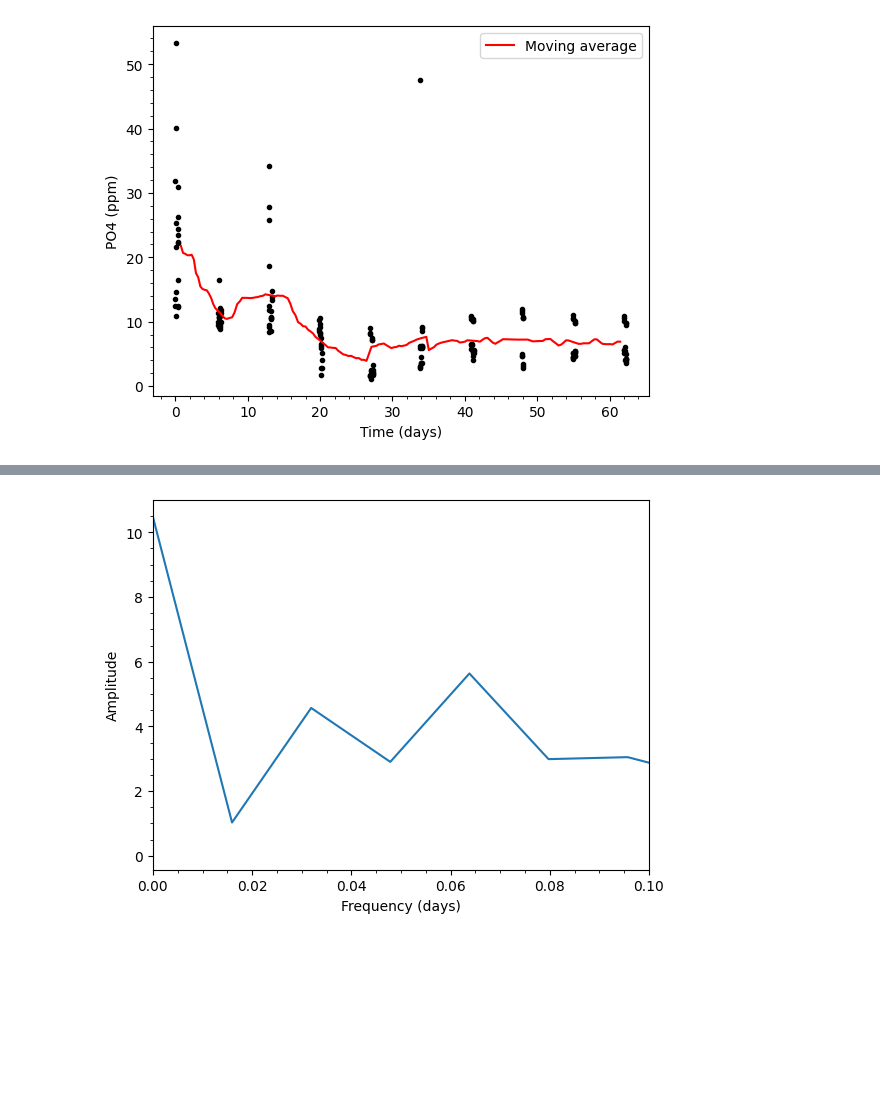
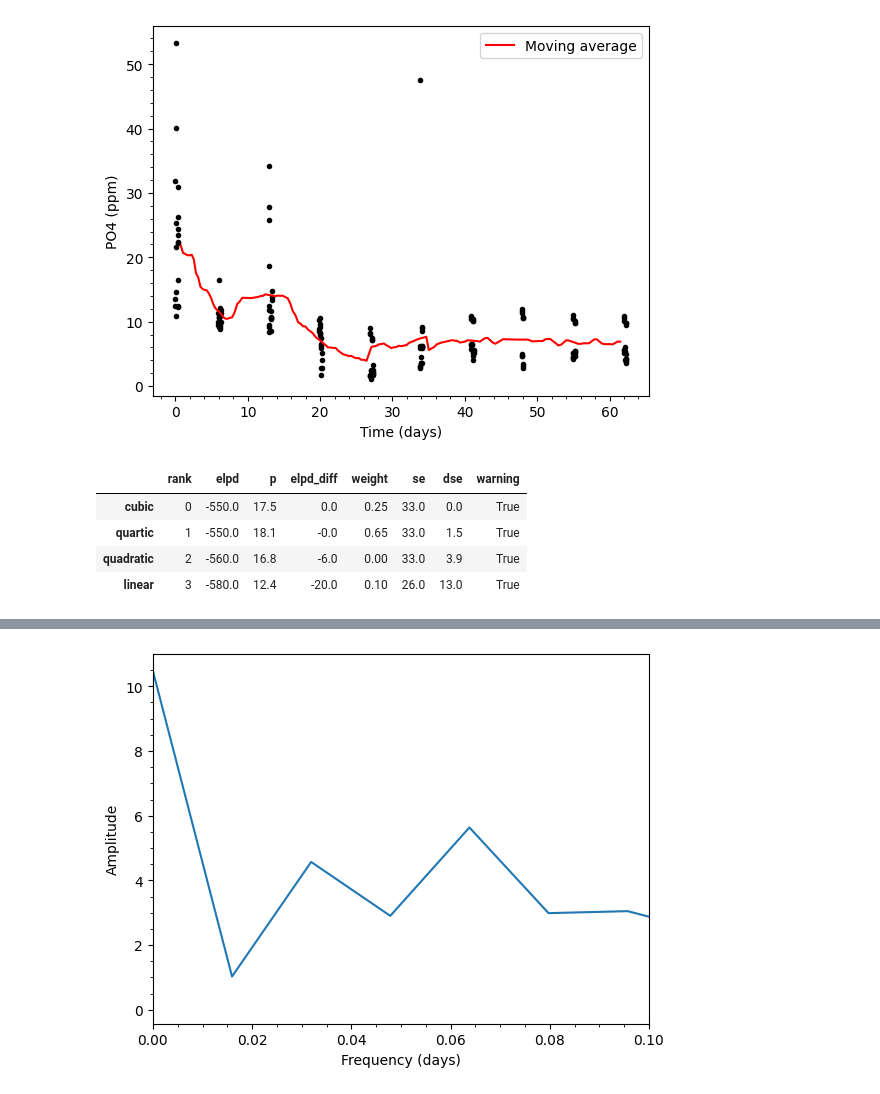
Before and after one commit to georginadd/EMSC2010_major_project, a Jupyter notebook: EMSC2010_Major_Assignment_u7925896.ipynb, the cells around one changed output, grey strips where cells are left out. Cells and saved outputs as stored; diff of their text form; code cells hidden in the pictures; blank space fills up the shorter version.

```diff
--- a/EMSC2010_Major_Assignment_u7925896.ipynb
+++ b/EMSC2010_Major_Assignment_u7925896.ipynb
@@ -104,3 +94,50 @@ plt.ylabel('PO4 (ppm)')
 plt.minorticks_on()
 # %% [output]
 [figure]
+# %%
+# Using Bayesian regression models to decide what polynomial is best to fit to the data
+# Scale the x variable (Year), so it has a mean of 0 and standard deviation of 1
+# This helps the Bayesian correlation and regression models sample more reliably
+
+nutrients["x_scaled"] = (nutrients.Decimal_Time - np.mean(nutrients.Decimal_Time)) / np.std(nutrients.Decimal_Time)
+
+# Create polynomial terms for testing increasingly complex regression models
+
+nutrients["x2_scaled"] = nutrients["x_scaled"] ** 2
+nutrients["x3_scaled"] = nutrients["x_scaled"] ** 3
+nutrients["x4_scaled"] = nutrients["x_scaled"] ** 4
+
+#added polynomial terms to allow for curved relationships, and compared the fitted models.
+
+# Fit a straight-line model (first-order polynomial)
+
+model_linear = bmb.Model("PO4_P ~ x_scaled * Habitat", nutrients)
+idata_linear = model_linear.fit(idata_kwargs={"log_likelihood": True}, progressbar=False, nonnegative=True) #"nonnegative=True" here means that negative values are excluded from the model, as while polynomial functions can contain negative values a reef cannot have less than 0 coral cover
+
+# Fit a quadratic model (second-order polynomial)
+
+model_quadratic = bmb.Model("PO4_P ~ x_scaled + x2_scaled * Habitat", nutrients)
+idata_quadratic = model_quadratic.fit(idata_kwargs={"log_likelihood": True}, progressbar=False, nonnegative=True)
+
+# Fit a cubic model (third-order polynomial)
+
+model_cubic = bmb.Model("PO4_P ~ x_scaled + x2_scaled + x3_scaled * Habitat", nutrients)
+idata_cubic = model_cubic.fit(idata_kwargs={"log_likelihood": True}, progressbar=False, nonnegative=True)
+
+# Fit a quartic model (fourth-order polynomial)
+
+model_quartic = bmb.Model("PO4_P ~ x_scaled + x2_scaled + x3_scaled + x4_scaled * Habitat", nutrients)
+idata_quartic = model_quartic.fit(idata_kwargs={"log_likelihood": True}, progressbar=False, nonnegative=True)
+
+#false progress bars so that once in the Github it wasn't invalid
+
+# Compare all fitted models using Arviz model comparison
+# The model with rank 0 is considered the best-fitting model
+
+az.compare({"linear": idata_linear, "quadratic": idata_quadratic, "cubic": idata_cubic, "quartic": idata_quartic})
+# %% [output]
+|  | rank | elpd | p | elpd_diff | weight | se | dse | warning |
+| cubic | 0 | -550.0 | 17.5 | 0.0 | 0.25 | 33.0 | 0.0 | True |
+| quartic | 1 | -550.0 | 18.1 | -0.0 | 0.65 | 33.0 | 1.5 | True |
+| quadratic | 2 | -560.0 | 16.8 | -6.0 | 0.00 | 33.0 | 3.9 | True |
+| linear | 3 | -580.0 | 12.4 | -20.0 | 0.10 | 26.0 | 13.0 | True |
```
Also changed, not shown: parts of 30 cells of this notebook.
